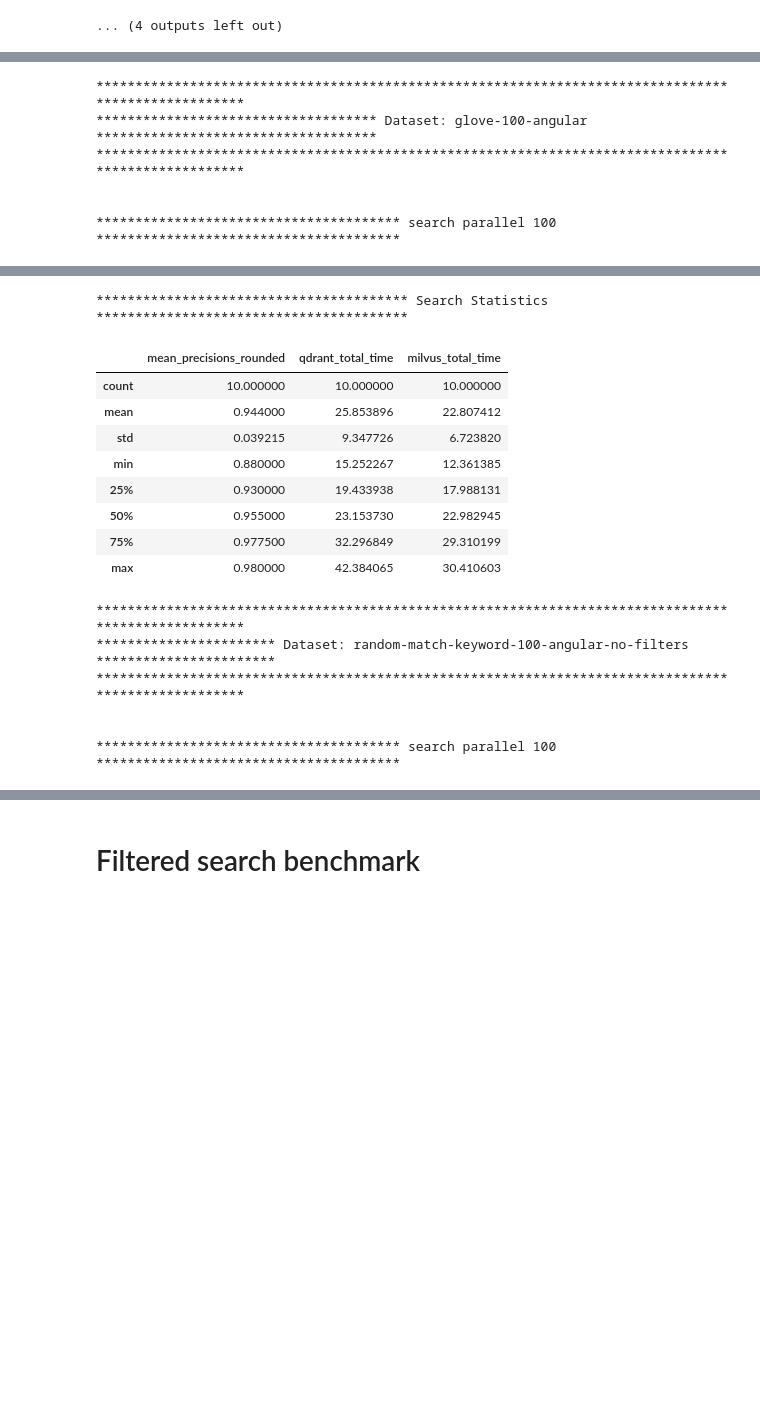
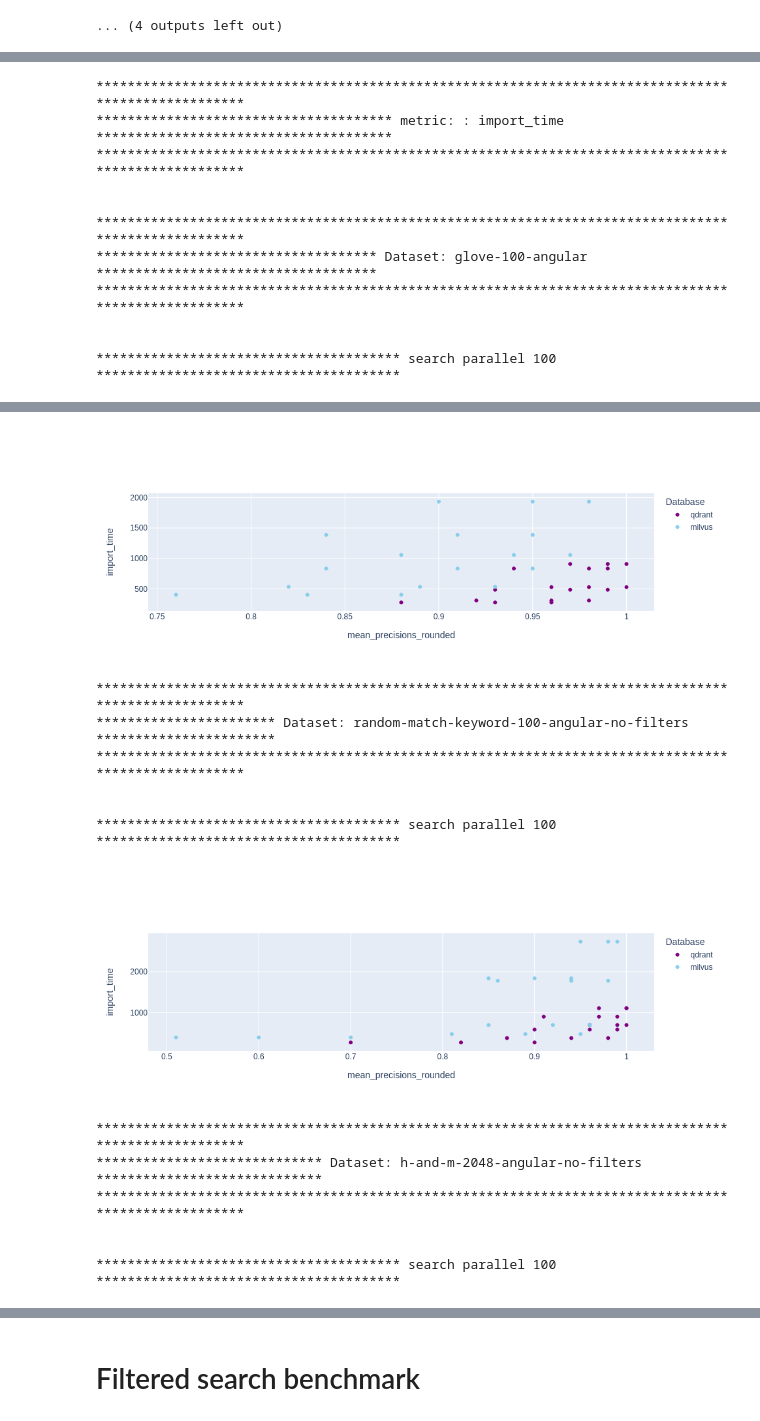
Before and after one commit to ntua-el20069/ADIS-vector-db-benchmark, a Jupyter notebook: results/analysis.ipynb, the cells around one changed output, grey strips where cells are left out. Saved outputs shown, nothing was run; the diff lists cells and outputs as text; code cells hidden in the pictures; blank space fills up the shorter version.

Commit message:
added plots for same precision

```diff
--- a/results/analysis.ipynb
+++ b/results/analysis.ipynb
@@ -103,10 +103,10 @@ tested_upload_df['qdrant_index_time'] = ( tested_upload_df['qdrant_total_time']
 tested_upload_df['milvus_index_time'] = ( tested_upload_df['milvus_total_time'] - tested_upload_df['milvus_upload_time'] )
 # drop rows with ef_search = 64 (it is available only in Qdrant, not in Milvus)
 tested_search_df = tested_search_df[tested_search_df["ef_search"] != 64]
-# add a config column for search dfs
+# add a config column for search df
 tested_search_df['config'] = (
     'm-' + tested_search_df['m'].astype(str) +
-    '-ef-' + tested_search_df['ef_search'].astype(str) +
+    '-ef-' + tested_search_df['ef_construct'].astype(str) +
     '-parallel-' + tested_search_df['parallel_search'].astype(str) +
     '-ef-search-' + tested_search_df['ef_search'].astype(str)
 )
@@ -120,10 +120,43 @@ milvus_search_df = tested_search_df.drop(columns=[col for col in tested_search_d
 # add rounded mean precisions column for each DB and config description column
 qdrant_search_df['mean_precisions_rounded'] = qdrant_search_df['qdrant_mean_precisions'].round(2)
 milvus_search_df['mean_precisions_rounded'] = milvus_search_df['milvus_mean_precisions'].round(2)
+# add database prefix in config
+qdrant_search_df['config'] = 'qdrant-' + qdrant_search_df['config'].astype(str)
+milvus_search_df['config'] = 'milvus-' + milvus_search_df['config'].astype(str)
+# replace total_time with import_time
+for df in [qdrant_upload_df, milvus_upload_df]:
+    df.rename(columns={col: col.replace('total', 'import') for col in df.columns if 'total' in col},
+            inplace=True
+    )
+
+# remove prefixes for the two DB dataframes
+for prefix, df in [('qdrant_', qdrant_upload_df), ('qdrant_', qdrant_search_df), ('milvus_', milvus_upload_df), ('milvus_', milvus_search_df)]:
+    df.rename(
+        columns={col: col.replace(prefix, '') for col in df.columns if col.startswith(prefix)},
+        inplace=True
+    )
+# merge the search dataframe with the upload to get upload and index time
+qdrant_search_df = pd.merge(
+    qdrant_search_df,                  # Left DataFrame
+    qdrant_upload_df,                  # Right DataFrame
+    on=['m', 'ef_construct', 'dataset'],  # Keys
+    how='inner',                       # Type of join
+)
+milvus_search_df = pd.merge(
+    milvus_search_df,                  # Left DataFrame
+    milvus_upload_df,                  # Right DataFrame
+    on=['m', 'ef_construct', 'dataset'],  # Keys
+    how='inner',                       # Type of join
+)
 
 # Register as SQL tables
 tested_upload_df.to_sql(name='tested_upload_df', con=conn)
 tested_search_df.to_sql(name='tested_search_df', con=conn)
+
+qdrant_upload_df.to_sql(name='qdrant_upload_df', con=conn)
+milvus_upload_df.to_sql(name='milvus_upload_df', con=conn)
+qdrant_search_df.to_sql(name='qdrant_search_df', con=conn)
+milvus_search_df.to_sql(name='milvus_search_df', con=conn)
 # %%
 tested_upload_df.head(2)
 # %% [output]
@@ -603,6 +628,15 @@ def show_results_of_similar_precision(selected_datasets: list = None, selected_p
 # %%
-show_results_of_similar_precision(tested_datasets, selected_parallel = 100)
+all_metrics = ['total_time', 'mean_time', 'p95_time', 'rps', 'upload_time', 'index_time', 'import_time']
+selected_metrics = ['import_time']
+for met in selected_metrics:
+    print_h1(met, 'metric: ')
+    plot_results_of_similar_precision(tested_datasets, selected_parallel = 100, metric=met)
 # %% [output]
+****************************************************************************************************
+************************************** metric: : import_time **************************************
+****************************************************************************************************
+
+
 ****************************************************************************************************
 ************************************ Dataset: glove-100-angular ************************************
 ****************************************************************************************************
@@ -623,15 +646,13 @@ show_results_of_similar_precision(tested_datasets, selected_parallel = 100)
+[figure, added]
-**************************************** Search Statistics ****************************************
+****************************************************************************************************
+*********************** Dataset: random-match-keyword-100-angular-no-filters ***********************
+****************************************************************************************************
+
+
+*************************************** search parallel 100 ***************************************
-|  | mean_precisions_rounded | qdrant_total_time | milvus_total_time |
-| count | 10.000000 | 10.000000 | 10.000000 |
-| mean | 0.944000 | 25.853896 | 22.807412 |
-| std | 0.039215 | 9.347726 | 6.723820 |
-| min | 0.880000 | 15.252267 | 12.361385 |
-| 25% | 0.930000 | 19.433938 | 17.988131 |
-| 50% | 0.955000 | 23.153730 | 22.982945 |
-| 75% | 0.977500 | 32.296849 | 29.310199 |
-| max | 0.980000 | 42.384065 | 30.410603 |
+[figure, added]
 ****************************************************************************************************
-*********************** Dataset: random-match-keyword-100-angular-no-filters ***********************
+***************************** Dataset: h-and-m-2048-angular-no-filters *****************************
 ****************************************************************************************************
 
 
```
Also changed, not shown: parts of 18 cells of this notebook.
